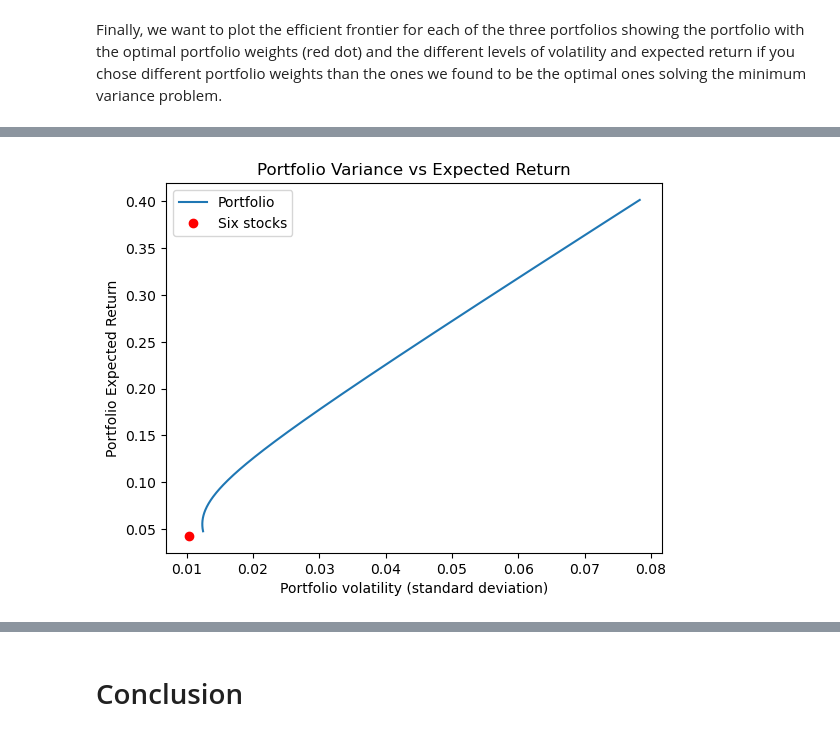
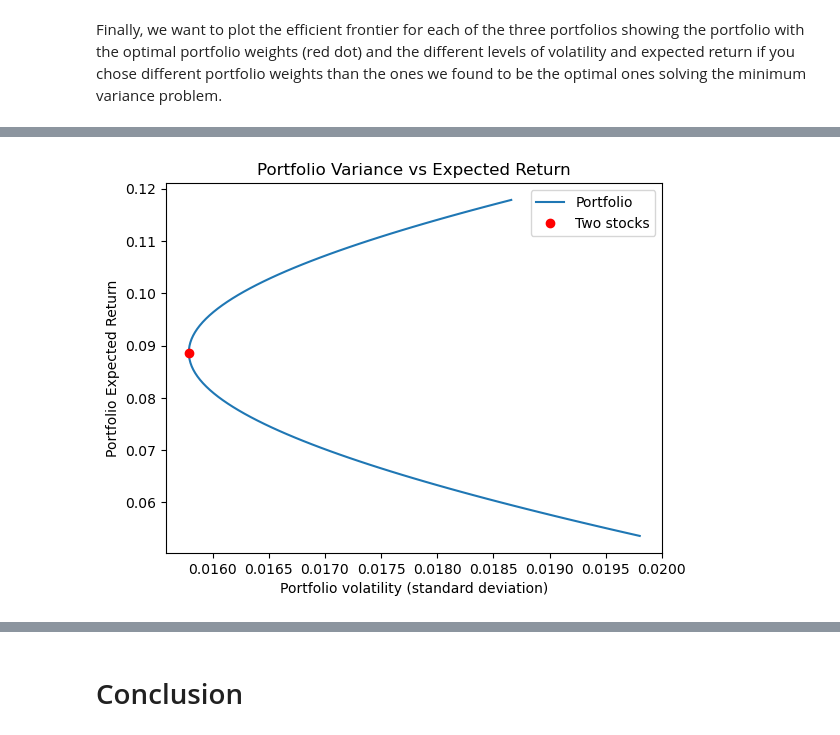
Before and after one commit to NumEconCopenhagen/projects-2024-zgc373-og-pgj472, a Jupyter notebook: dataproject/dataproject.ipynb, the cells around one changed output, grey strips where cells are left out. Cells and saved outputs as stored; diff of their text form; code cells hidden in the pictures.

```diff
--- a/dataproject/dataproject.ipynb
+++ b/dataproject/dataproject.ipynb
@@ -446,54 +348,4 @@ plt.show()
-# %%
-# We create an array of weights from 0 to 5 with a step of 0.01
-weights_six = np.arange(0, 5.0, 0.01)
-
-# We initialize lists to store the portfolio variances, expected returns and the volatility
-portfolio_variances = []
-portfolio_expected_returns = []
-portfolio_volatilities = []
-
-# We loop over the weights
-for w in weights_six:
-    # We create the weight vector so each stock is equally weighted
-    w1 = w
-    w2 = (1 - w) / 5
-    w3 = (1 - w) / 5
-    w4 = (1 - w) / 5
-    w5 = (1 - w) / 5
-    w6 = (1 - w) / 5
-
-    weight_vector_six = np.array([w1, w2, w3, w4, w5, w6])
-
-    # We calculate the portfolio variance
-    portfolio_variance = np.dot(weight_vector_six.T, np.dot(SD.calculate_covariance("six"), weight_vector_six))
-    portfolio_variances.append(portfolio_variance)
-
-    # We calculate the portfolio volatility
-    portfolio_volatility = np.sqrt(portfolio_variance)
-    portfolio_volatilities.append(portfolio_volatility)
-
-    # We calculate the portfolio expected return
-    portfolio_expected_return = np.dot(weight_vector_six, SD.six_stock_vector)
-    portfolio_expected_returns.append(portfolio_expected_return)
-
-# We convert the lists of volatility and expected return to numpy arrays
-portfolio_volatilities = np.array(portfolio_volatilities)
-portfolio_expected_returns = np.array(portfolio_expected_returns)
-
-# We add our pre-calculated expected return and volatility
-precalculated_std_dev_six = SD.portfolio_std_dev_six
-precalculated_expected_return_six = SD.portfolio_expected_return_six
-
-# We create the plot
-plt.plot(portfolio_volatilities, portfolio_expected_returns, label='Portfolio')
-plt.plot(precalculated_std_dev_six, precalculated_expected_return_six, 'ro', label='Six stocks')
-
-# We add labels and title
-plt.xlabel('Portfolio volatility (standard deviation)')
-plt.ylabel('Portfolio Expected Return')
-plt.title('Portfolio Variance vs Expected Return')
-
-plt.legend()
-plt.show()
-# %% [output]
-[figure, removed]
+# %%
+SD.plot_two_stock()
+# %% [output]
+[figure, added]
```
Also changed, not shown: parts of 13 cells of this notebook, 1 other file.
